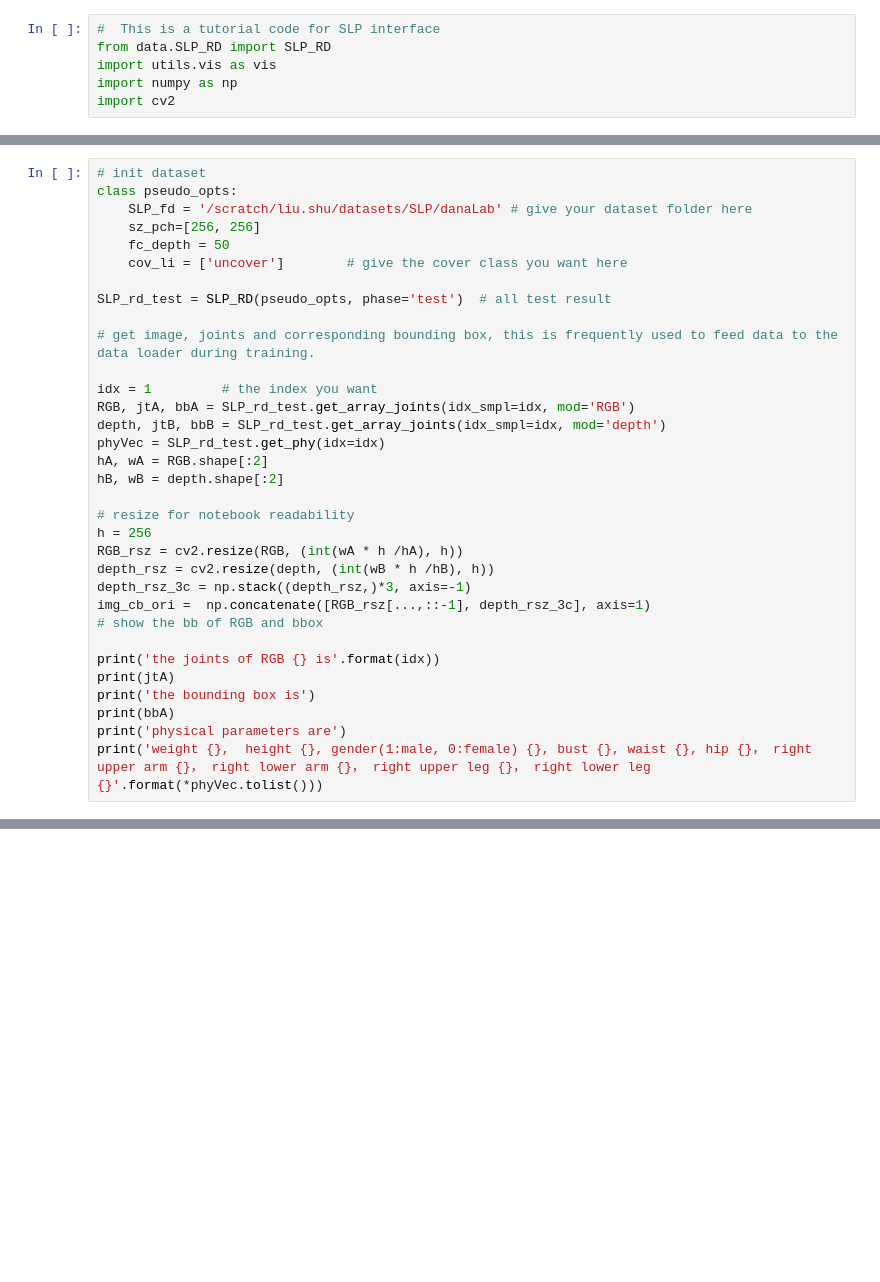
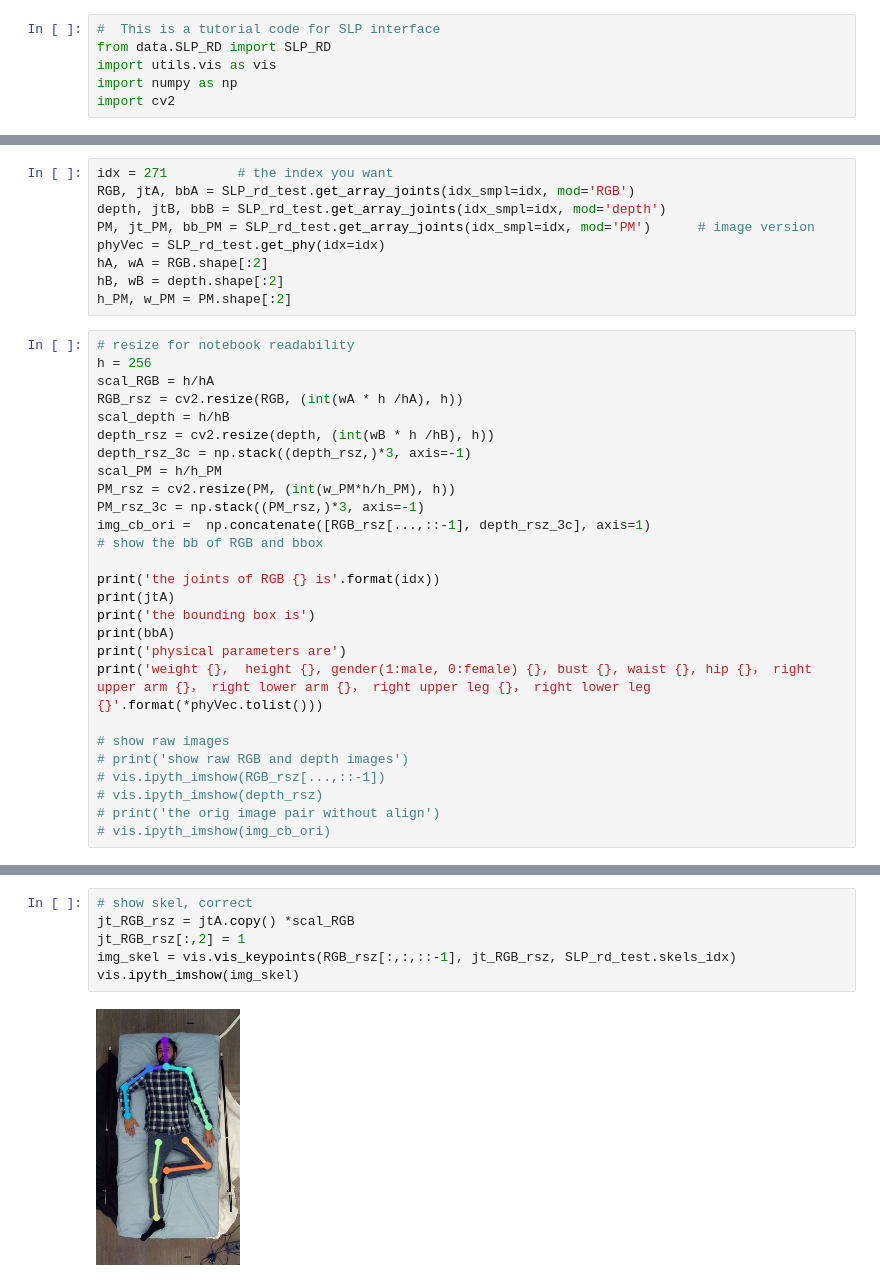
Before and after one commit to ostadabbas/SLP-Dataset-and-Code, a Jupyter notebook: eg_SLP_interface.ipynb, the cells around one changed output, grey strips where cells are left out. Saved outputs shown, nothing was run; the diff lists cells and outputs as text; blank space fills up the shorter version.

Commit message:
patches to danaLab/00007 error alignments.

```diff
--- a/eg_SLP_interface.ipynb
+++ b/eg_SLP_interface.ipynb
@@ -7,27 +19,23 @@ import cv2
+# %%
+idx = 271         # the index you want
+RGB, jtA, bbA = SLP_rd_test.get_array_joints(idx_smpl=idx, mod='RGB')
+depth, jtB, bbB = SLP_rd_test.get_array_joints(idx_smpl=idx, mod='depth')
+PM, jt_PM, bb_PM = SLP_rd_test.get_array_joints(idx_smpl=idx, mod='PM')      # image version
+phyVec = SLP_rd_test.get_phy(idx=idx)
+hA, wA = RGB.shape[:2]
+hB, wB = depth.shape[:2]
+h_PM, w_PM = PM.shape[:2]
 # %%
-# init dataset
-class pseudo_opts:
-    SLP_fd = '/scratch/liu.shu/datasets/SLP/danaLab' # give your dataset folder here
-    sz_pch=[256, 256]
-    fc_depth = 50
-    cov_li = ['uncover']        # give the cover class you want here
-
-SLP_rd_test = SLP_RD(pseudo_opts, phase='test')  # all test result
-
-# get image, joints and corresponding bounding box, this is frequently used to feed data to the data loader during training.
-
-idx = 1         # the index you want
-RGB, jtA, bbA = SLP_rd_test.get_array_joints(idx_smpl=idx, mod='RGB')
-depth, jtB, bbB = SLP_rd_test.get_array_joints(idx_smpl=idx, mod='depth')
-phyVec = SLP_rd_test.get_phy(idx=idx)
-hA, wA = RGB.shape[:2]
-hB, wB = depth.shape[:2]
-
 # resize for notebook readability
 h = 256
+scal_RGB = h/hA
 RGB_rsz = cv2.resize(RGB, (int(wA * h /hA), h))
+scal_depth = h/hB
 depth_rsz = cv2.resize(depth, (int(wB * h /hB), h))
 depth_rsz_3c = np.stack((depth_rsz,)*3, axis=-1)
+scal_PM = h/h_PM
+PM_rsz = cv2.resize(PM, (int(w_PM*h/h_PM), h))
+PM_rsz_3c = np.stack((PM_rsz,)*3, axis=-1)
 img_cb_ori =  np.concatenate([RGB_rsz[...,::-1], depth_rsz_3c], axis=1)
 # show the bb of RGB and bbox
 
@@ -37,4 +45,11 @@ print('the bounding box is')
 print(bbA)
 print('physical parameters are')
 print('weight {},  height {}, gender(1:male, 0:female) {}, bust {},	waist {}, hip {}， right upper arm {}， right lower arm {}， right upper leg {}， right lower leg {}'.format(*phyVec.tolist()))
+
+# show raw images
+# print('show raw RGB and depth images')
+# vis.ipyth_imshow(RGB_rsz[...,::-1])
+# vis.ipyth_imshow(depth_rsz)
+# print('the orig image pair without align')
+# vis.ipyth_imshow(img_cb_ori)
 # %% [output]
@@ -52,0 +75,8 @@ show raw RGB and depth images
+# %%
+# show skel, correct
+jt_RGB_rsz = jtA.copy() *scal_RGB
+jt_RGB_rsz[:,2] = 1
+img_skel = vis.vis_keypoints(RGB_rsz[:,:,::-1], jt_RGB_rsz, SLP_rd_test.skels_idx)
+vis.ipyth_imshow(img_skel)
+# %% [output]
+[figure, added]
```
Also changed, not shown: parts of 6 cells of this notebook, 4 other files.
